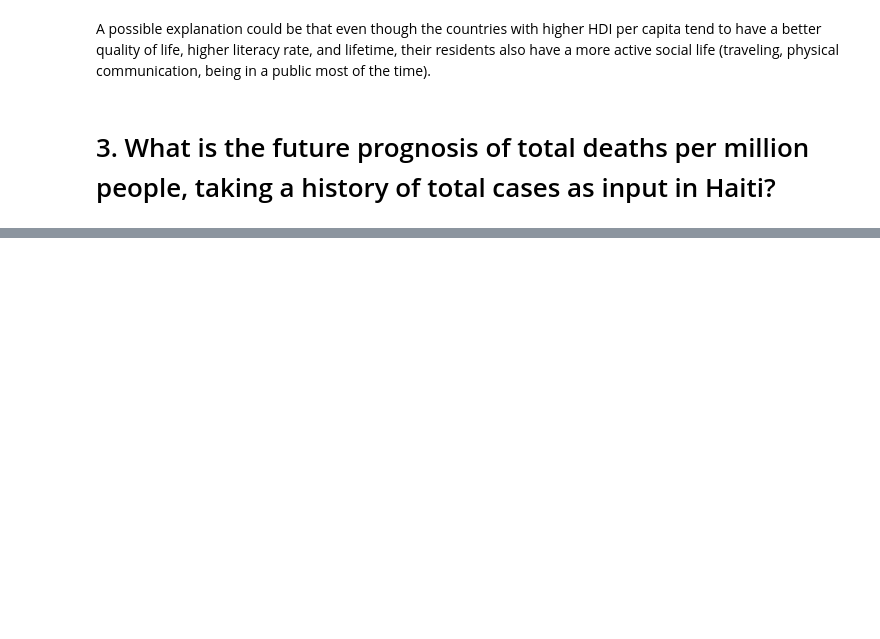
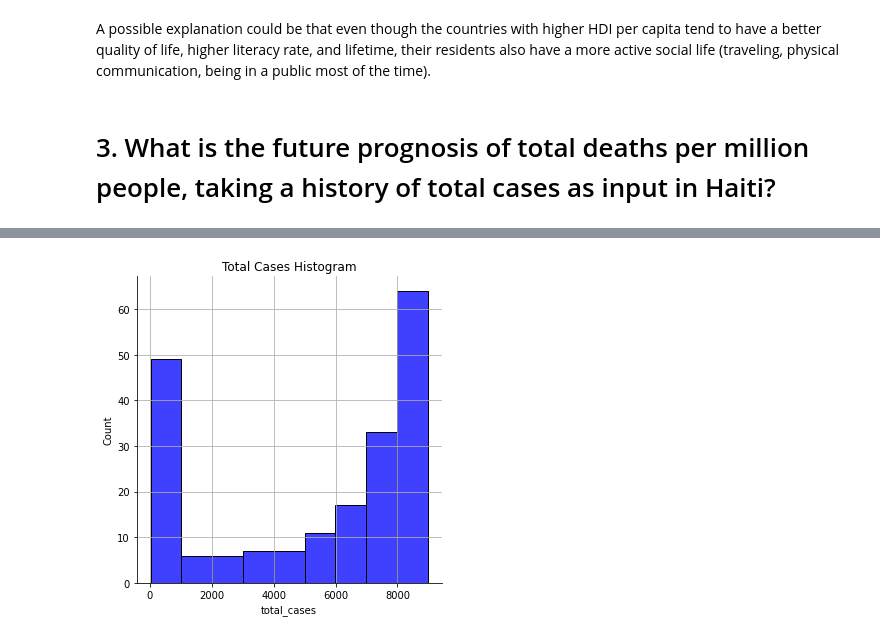
Before and after one commit to Viliuskerutis/AML, a Jupyter notebook: AML_MP1_Kerutis.ipynb, the cells around one changed output, grey strips where cells are left out. Drawn from its saved outputs; the diff is of its cells as text; code cells hidden in the pictures; blank space fills up the shorter version.

```diff
--- a/AML_MP1_Kerutis.ipynb
+++ b/AML_MP1_Kerutis.ipynb
@@ -240,3 +244,9 @@ A possible explanation could be that even though the countries with higher HDI p
 # %% [markdown]
 <a id='Q3'></a>
 # 3. What is the future prognosis of total deaths per million people, taking a history of total cases as input in Haiti?
+# %%
+dfff = df[(df['location'] == 'Haiti' )]
+dfff = dfff[dfff.total_deaths_per_million > 0]
+dfff = dfff[dfff.total_cases > 0]
+dfff = dfff[['total_cases', 'total_deaths_per_million']]
+pd.DataFrame(dfff)
@@ -242,0 +267,7 @@ A possible explanation could be that even though the countries with higher HDI p
+# %%
+sns.displot(dfff['total_cases'], color="blue")
+plt.title('Total Cases Histogram')
+plt.grid(True)
+plt.show()
+# %% [output]
+[figure, added]
```
Also changed, not shown: parts of 5 cells of this notebook.
